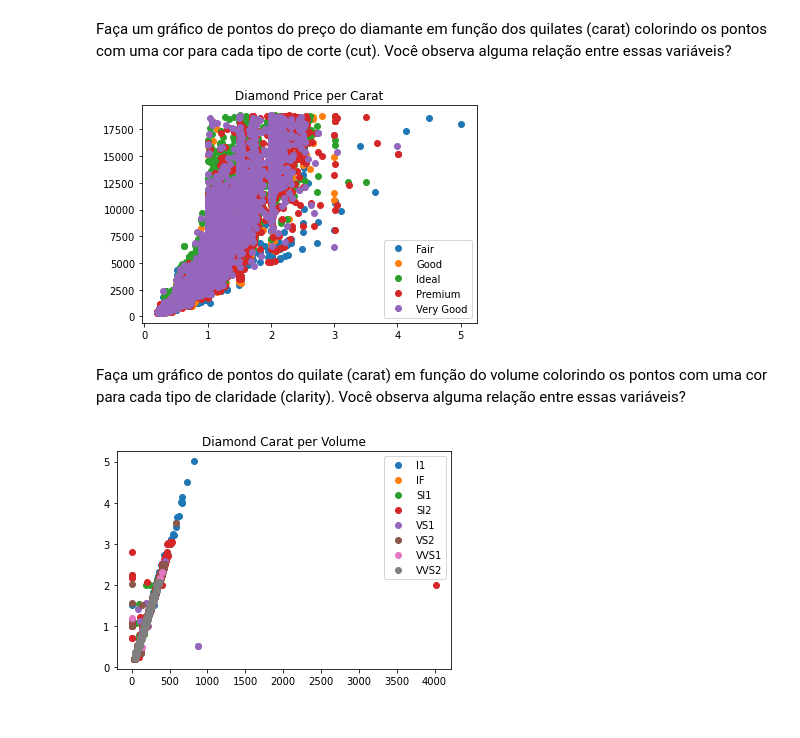
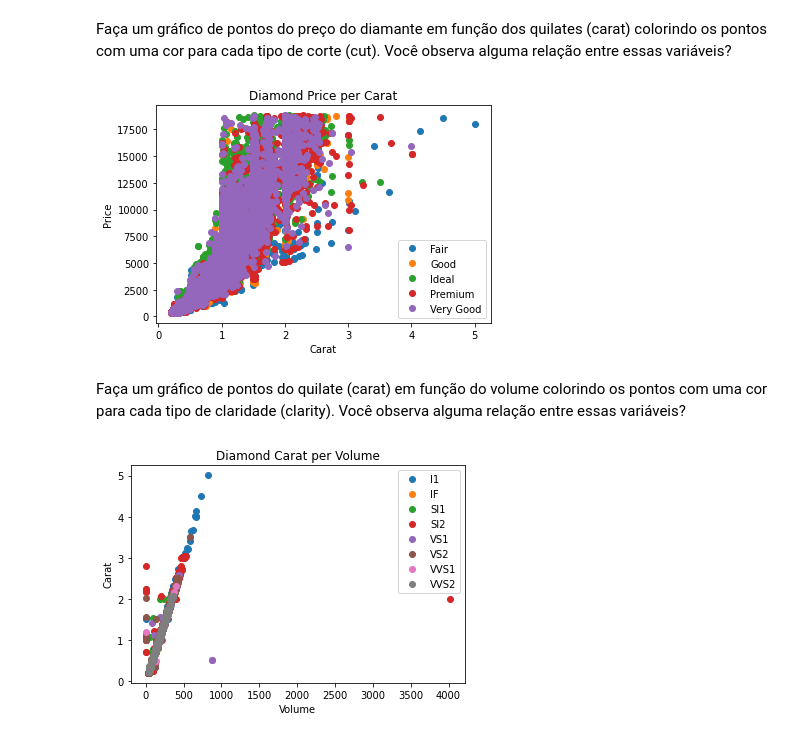
Before and after one commit to valuedriven/dataanalysis, a Jupyter notebook: exercicio_pandas_graficos_complementar.ipynb, the cells around one changed output. Cells and saved outputs as stored; diff of their text form; code cells hidden in the pictures.

```diff
--- a/exercicio_pandas_graficos_complementar.ipynb
+++ b/exercicio_pandas_graficos_complementar.ipynb
@@ -129,15 +129,17 @@ Faça um gráfico de pontos do preço do diamante em função dos quilates (cara
 # %%
 import matplotlib.pyplot as plt
 
 cut_groups = df.groupby('cut')
 for name, group in cut_groups:
     plt.plot(group.carat, group.price, marker='o', linestyle='', label=name)
 
 plt.legend()
 plt.title("Diamond Price per Carat")
+plt.xlabel('Carat')
+plt.ylabel('Price')
 plt.show()
 # %% [output]
-[figure, old version]
+[figure, new version]
 # %% [markdown]
 Faça um gráfico de pontos do quilate (carat) em função do volume colorindo os pontos com uma cor para cada tipo de claridade (clarity). Você observa alguma relação entre essas variáveis?
 # %%
@@ -149,6 +151,8 @@ for name, group in clarity_groups:
 
 plt.legend()
 plt.title("Diamond Carat per Volume")
+plt.xlabel('Volume')
+plt.ylabel('Carat')
 plt.show()
 # %% [output]
-[figure, old version]
+[figure, new version]
```
